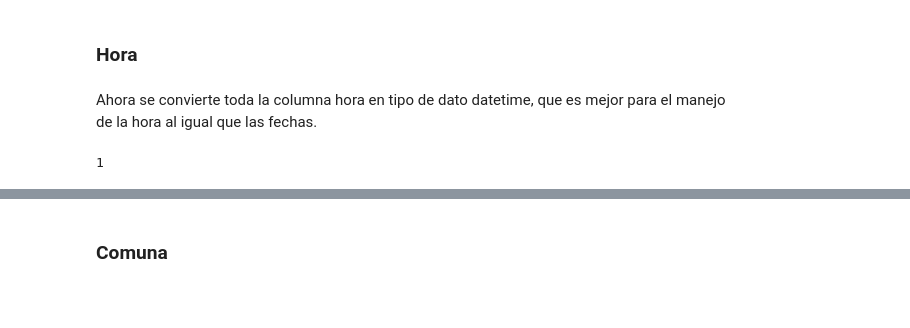
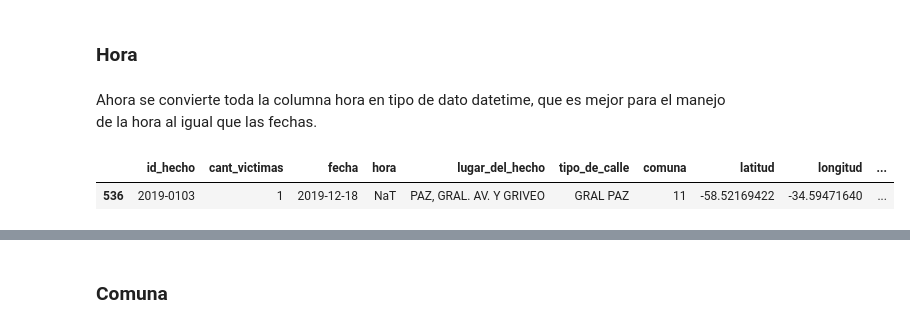
Before and after one commit to Juancito2085/PI_Data_Analyst, a Jupyter notebook: ETL.ipynb, the cells around one changed output, grey strips where cells are left out. Saved outputs shown, nothing was run; the diff lists cells and outputs as text; code cells hidden in the pictures; blank space fills up the shorter version.

```diff
--- a/ETL.ipynb
+++ b/ETL.ipynb
@@ -248,2 +222,0 @@ def cambiar_dia(x):
-# %%
-df_homicidios['día'][df_homicidios['día']!=df_homicidios['fecha'].dt.day] = cambiar_dia(df_homicidios['fecha'])
@@ -264,9 +233,10 @@ Ahora se convierte toda la columna hora en tipo de dato datetime, que es mejor p
 # %%
 df_homicidios['hora']= pd.to_datetime(df_homicidios['hora'], format='%H:%M:%S', errors='coerce')
 # %%
-df_homicidios['hora'].isnull().sum()
+df_homicidios[df_homicidios['hora'].isnull()]
 # %% [output]
-1
+|  | id_hecho | cant_victimas | fecha | hora | lugar_del_hecho | tipo_de_calle | comuna | latitud | longitud | ... |
+| 536 | 2019-0103 | 1 | 2019-12-18 | NaT | PAZ, GRAL. AV. Y GRIVEO | GRAL PAZ | 11 | -58.52169422 | -34.59471640 | ... |
 # %%
 df_homicidios.info()
 # %% [output]
```
Also changed, not shown: parts of 37 cells of this notebook, 1 other file.
